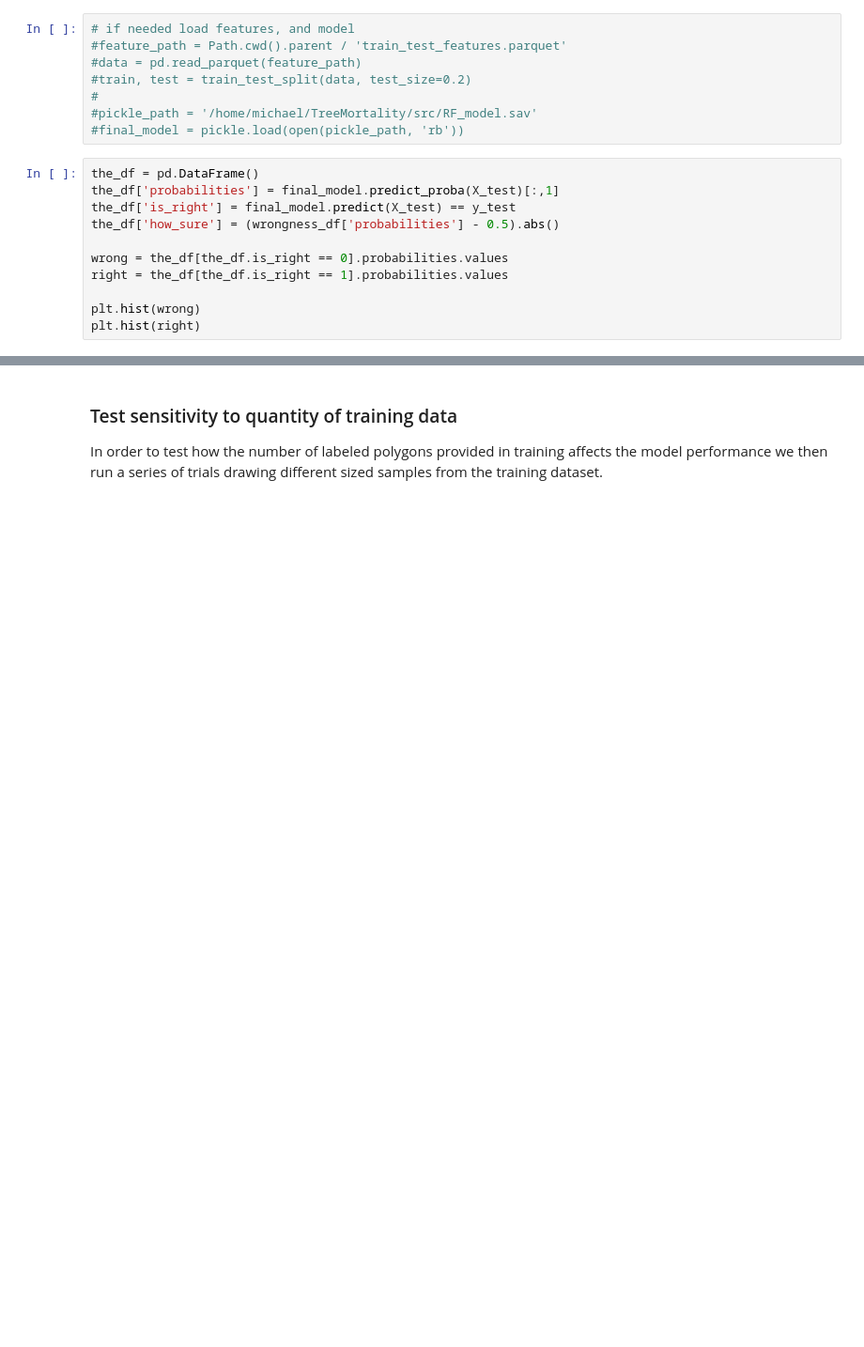
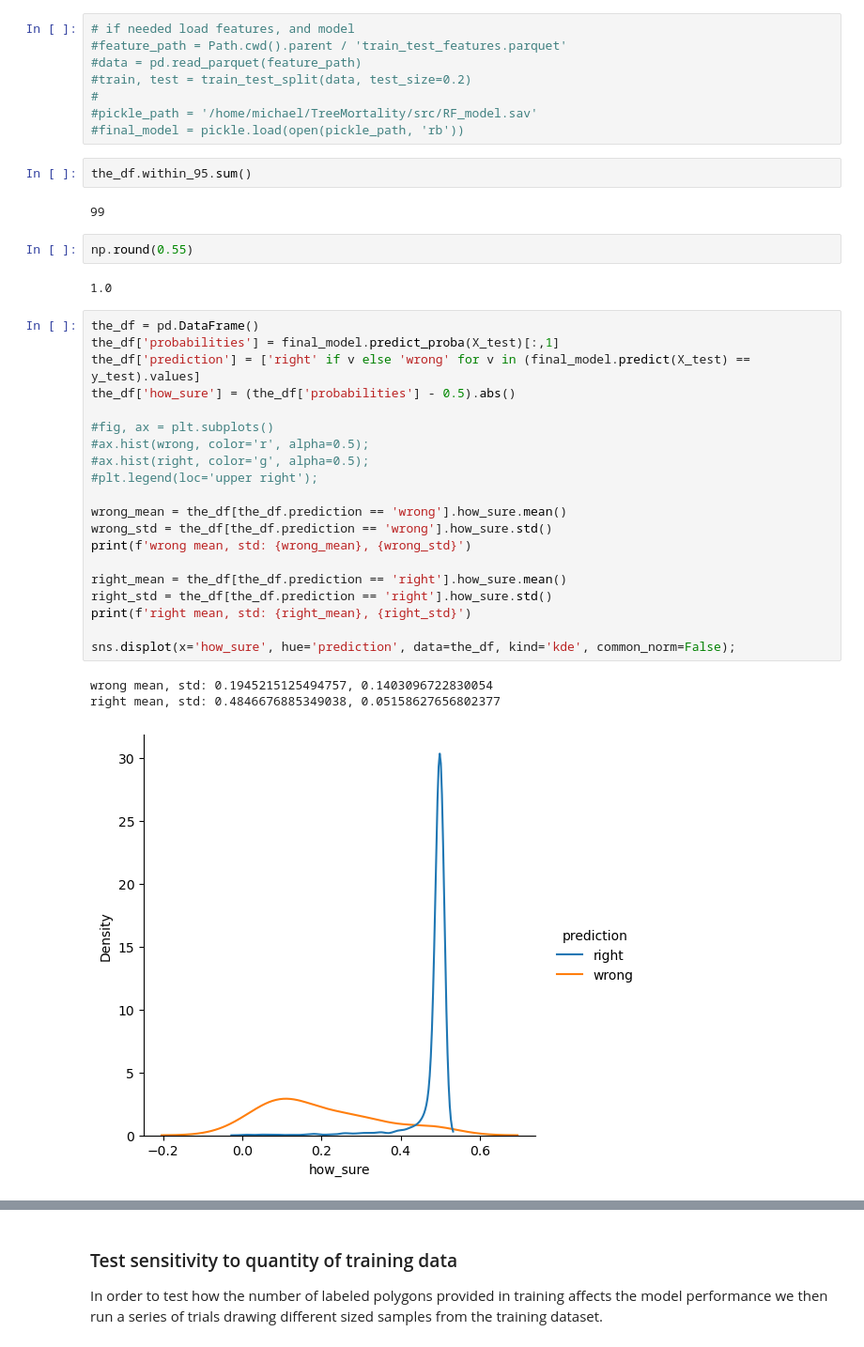
Before and after one commit to kulpojke/tree-mortality, a Jupyter notebook: src/mortality_classification.ipynb, the cells around one changed output, grey strips where cells are left out. Shown at 94% size. Saved outputs shown, nothing was run; the diff lists cells and outputs as text; blank space fills up the shorter version.

```diff
--- a/src/mortality_classification.ipynb
+++ b/src/mortality_classification.ipynb
@@ -562,14 +593,35 @@ pickle.dump(final_model, open(filename, 'wb'))
 #
 #pickle_path = '/home/michael/TreeMortality/src/RF_model.sav'
 #final_model = pickle.load(open(pickle_path, 'rb'))
-# %%
-the_df = pd.DataFrame()
-the_df['probabilities'] = final_model.predict_proba(X_test)[:,1]
-the_df['is_right'] = final_model.predict(X_test) == y_test
-the_df['how_sure'] = (wrongness_df['probabilities'] - 0.5).abs()
-
-wrong = the_df[the_df.is_right == 0].probabilities.values
-right = the_df[the_df.is_right == 1].probabilities.values
-
-plt.hist(wrong)
-plt.hist(right)
+# %%
+the_df.within_95.sum()
+# %% [output]
+99
+# %%
+np.round(0.55)
+# %% [output]
+1.0
+# %%
+the_df = pd.DataFrame()
+the_df['probabilities'] = final_model.predict_proba(X_test)[:,1]
+the_df['prediction'] = ['right' if v else 'wrong' for v in (final_model.predict(X_test) == y_test).values]
+the_df['how_sure'] = (the_df['probabilities'] - 0.5).abs()
+
+#fig, ax = plt.subplots()
+#ax.hist(wrong, color='r', alpha=0.5);
+#ax.hist(right, color='g', alpha=0.5);
+#plt.legend(loc='upper right');
+
+wrong_mean = the_df[the_df.prediction == 'wrong'].how_sure.mean()
+wrong_std = the_df[the_df.prediction == 'wrong'].how_sure.std()
+print(f'wrong mean, std: {wrong_mean}, {wrong_std}')
+
+right_mean = the_df[the_df.prediction == 'right'].how_sure.mean()
+right_std = the_df[the_df.prediction == 'right'].how_sure.std()
+print(f'right mean, std: {right_mean}, {right_std}')
+
+sns.displot(x='how_sure', hue='prediction', data=the_df, kind='kde', common_norm=False);
+# %% [output]
+wrong mean, std: 0.1945215125494757, 0.1403096722830054
+right mean, std: 0.4846676885349038, 0.05158627656802377
+[figure, added]
```
Also changed, not shown: parts of 8 cells of this notebook, 2 other files.
